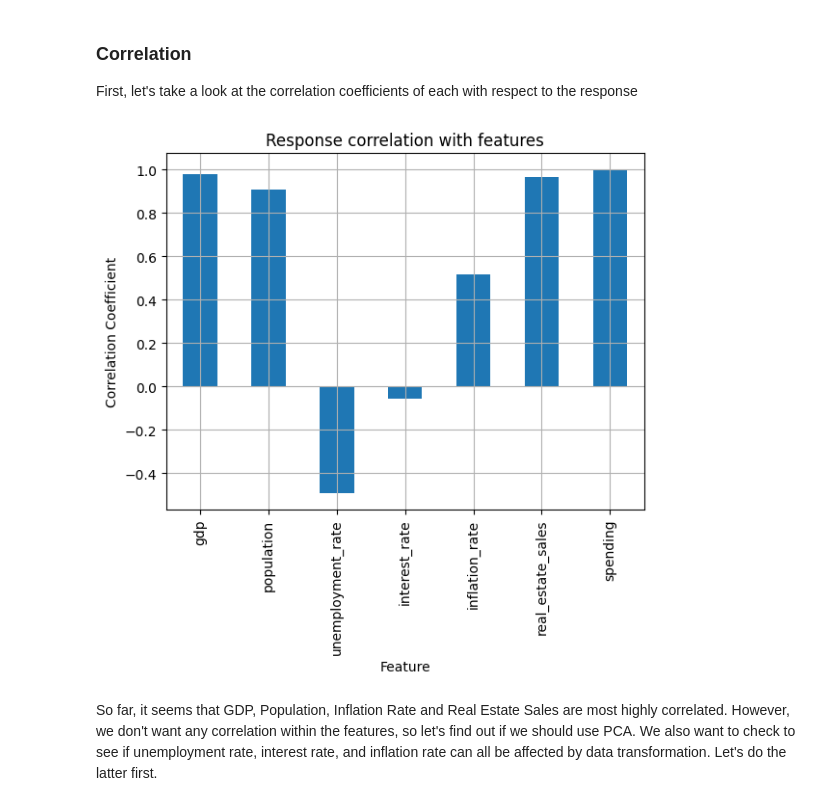
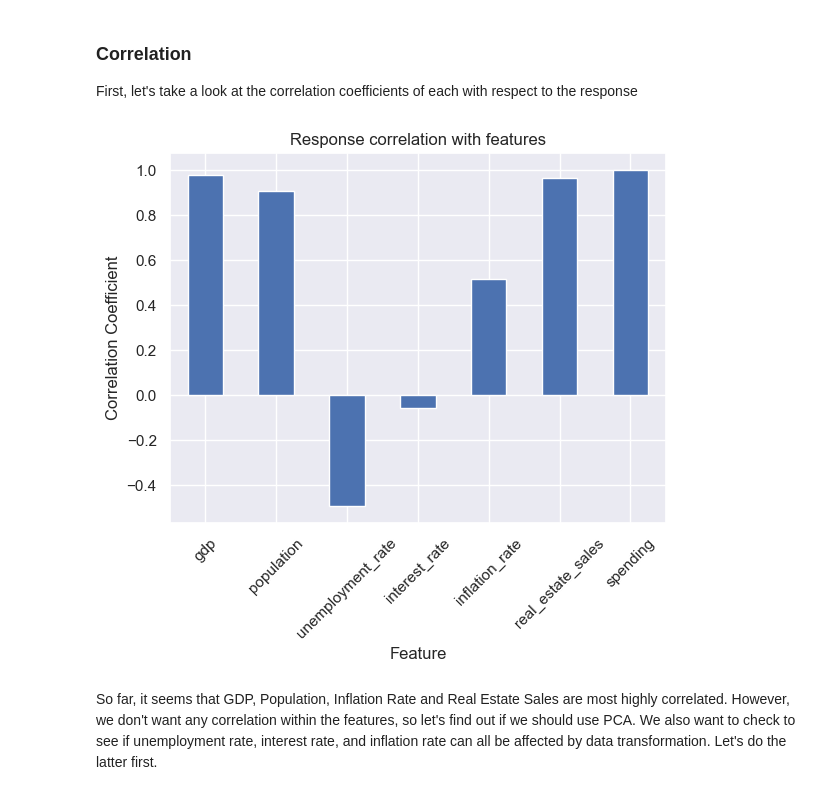
Before and after one commit to njd87/statarchive, a Jupyter notebook: christmas/EDA.ipynb, the cells around one changed output. Cells and saved outputs as stored; diff of their text form; code cells hidden in the pictures.

```diff
--- a/christmas/EDA.ipynb
+++ b/christmas/EDA.ipynb
@@ -5,6 +5,8 @@ import matplotlib.pyplot as plt
 import seaborn as sns
 from bs4 import BeautifulSoup
 import requests
+import seaborn as sns
+sns.set()
 
 headers = {"User-Agent": "Mozilla/5.0 (X11; CrOS x86_64 12871.102.0) AppleWebKit/537.36 (KHTML, like Gecko) Chrome/81.0.4044.141 Safari/537.36"}
 # %% [markdown]
@@ -240,31 +246,34 @@ test_data[features]
 # %% [output]
 |  | gdp | population | unemployment_rate | interest_rate | inflation_rate | real_estate_sales |
 | 20 | 2.520405 | 1.538246 | -1.226427 | 2.397966 | 0.326055 | 2.388335 |
-# %%
-# we also want to scale the target variable, but we will do so manually
-# so that we can unscale it later
-mu_y = spending.mean()
-sigma_y = spending.std()
-
-spending = (spending - mu_y) / (sigma_y)
 # %% [markdown]
 ### Correlation
 
 First, let's take a look at the correlation coefficients of each with respect to the response
 # %%
+try:
+    df
+    features
+    spending
+except:
+    spending = pd.Series(nrf_data)
+    df = pd.read_csv('data/raw_data.csv').drop('Unnamed: 0', axis=1).iloc[:-1]
+    features = ['gdp', 'population', 'unemployment_rate', 'interest_rate', 'inflation_rate', 'real_estate_sales']
+
 full_df = df.copy()[features]
 
 full_df['spending'] = spending
 
 full_df.corr()['spending'].plot(kind='bar')
 
 plt.xlabel('Feature')
 plt.ylabel('Correlation Coefficient')
 plt.title('Response correlation with features')
-plt.grid()
+plt.xticks(rotation=45)
+plt.savefig('images/correlation_each.png', dpi=500, bbox_inches='tight')
 plt.show()
 # %% [output]
-[figure, old version]
+[figure, new version]
 # %% [markdown]
 So far, it seems that GDP, Population, Inflation Rate and Real Estate Sales are most highly correlated. However, we don't want any correlation within the features, so let's find out if we should use PCA. We also want to check to see if unemployment rate, interest rate, and inflation rate can all be affected by data transformation. Let's do the latter first.
 # %% [markdown]
```
Also changed, not shown: parts of 6 cells of this notebook, 10 other files.
